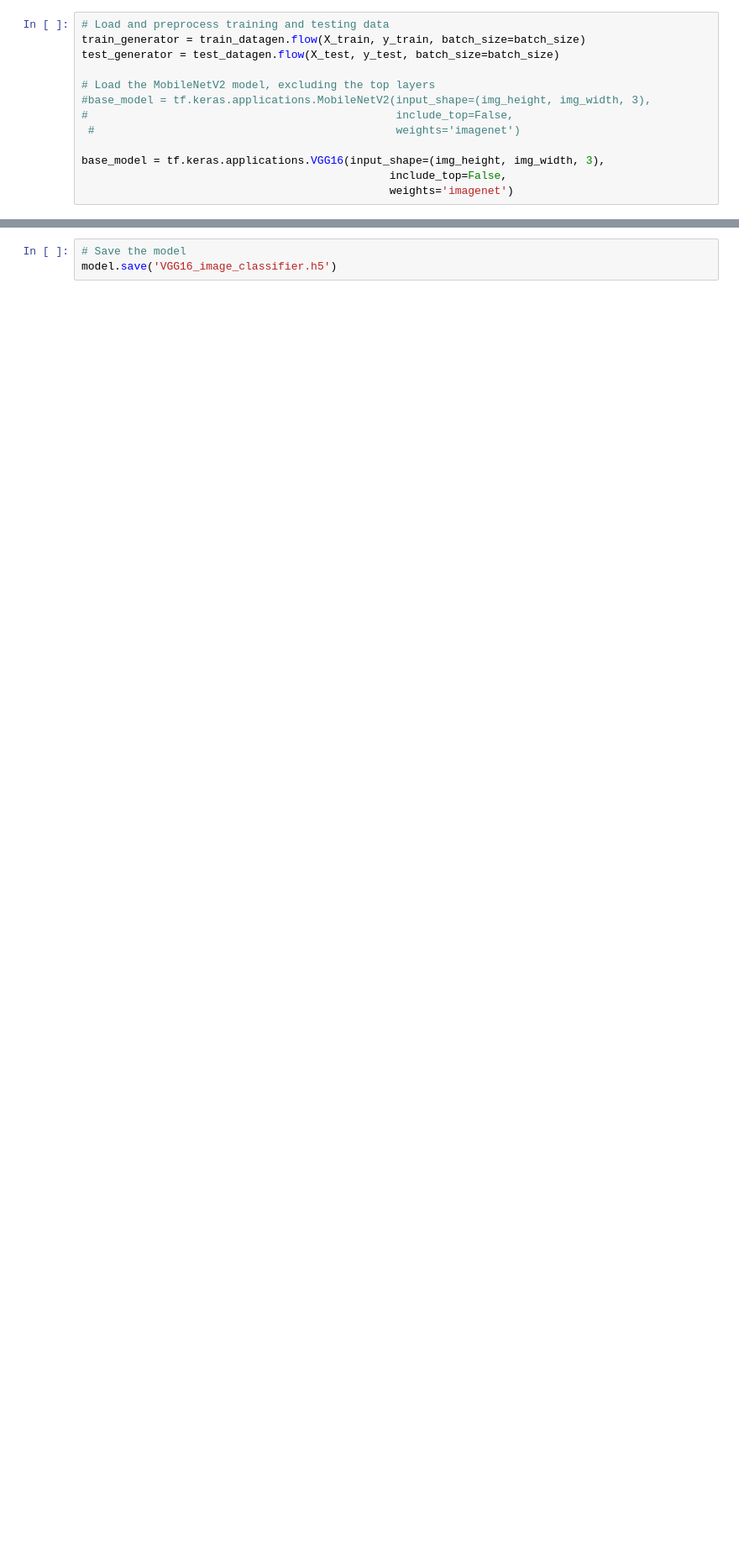
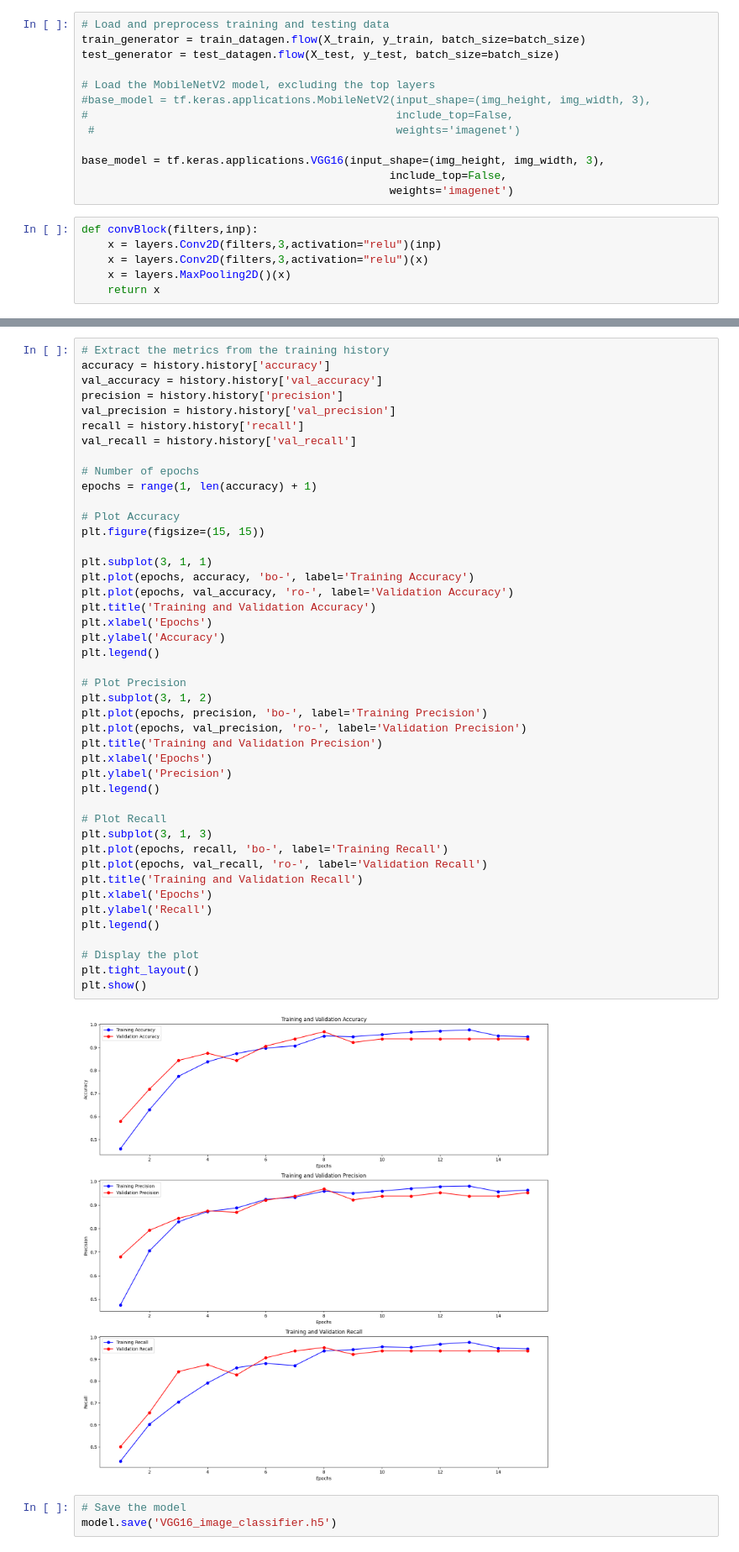
Before and after one commit to CerealJosh/Josh_project, a Jupyter notebook: Image_model.ipynb, the cells around one changed output, grey strips where cells are left out. Shown at 84% size. Drawn from its saved outputs; the diff is of its cells as text; blank space fills up the shorter version.

```diff
--- a/Image_model.ipynb
+++ b/Image_model.ipynb
@@ -78,6 +79,12 @@ test_generator = test_datagen.flow(X_test, y_test, batch_size=batch_size)
 base_model = tf.keras.applications.VGG16(input_shape=(img_height, img_width, 3),
                                                include_top=False,
                                                weights='imagenet')
+# %%
+def convBlock(filters,inp):
+    x = layers.Conv2D(filters,3,activation="relu")(inp)
+    x = layers.Conv2D(filters,3,activation="relu")(x)
+    x = layers.MaxPooling2D()(x)
+    return x
 # %%
 # Freeze the base model
 base_model.trainable = False
@@ -117,3 +132,49 @@ Epoch 4/15
+# %%
+# Extract the metrics from the training history
+accuracy = history.history['accuracy']
+val_accuracy = history.history['val_accuracy']
+precision = history.history['precision']
+val_precision = history.history['val_precision']
+recall = history.history['recall']
+val_recall = history.history['val_recall']
+
+# Number of epochs
+epochs = range(1, len(accuracy) + 1)
+
+# Plot Accuracy
+plt.figure(figsize=(15, 15))
+
+plt.subplot(3, 1, 1)
+plt.plot(epochs, accuracy, 'bo-', label='Training Accuracy')
+plt.plot(epochs, val_accuracy, 'ro-', label='Validation Accuracy')
+plt.title('Training and Validation Accuracy')
+plt.xlabel('Epochs')
+plt.ylabel('Accuracy')
+plt.legend()
+
+# Plot Precision
+plt.subplot(3, 1, 2)
+plt.plot(epochs, precision, 'bo-', label='Training Precision')
+plt.plot(epochs, val_precision, 'ro-', label='Validation Precision')
+plt.title('Training and Validation Precision')
+plt.xlabel('Epochs')
+plt.ylabel('Precision')
+plt.legend()
+
+# Plot Recall
+plt.subplot(3, 1, 3)
+plt.plot(epochs, recall, 'bo-', label='Training Recall')
+plt.plot(epochs, val_recall, 'ro-', label='Validation Recall')
+plt.title('Training and Validation Recall')
+plt.xlabel('Epochs')
+plt.ylabel('Recall')
+plt.legend()
+
+# Display the plot
+plt.tight_layout()
+plt.show()
+# %% [output]
+[figure, added]
 # %%
 # Save the model
 model.save('VGG16_image_classifier.h5')
```
Also changed, not shown: parts of 3 cells of this notebook, 4 other files.
